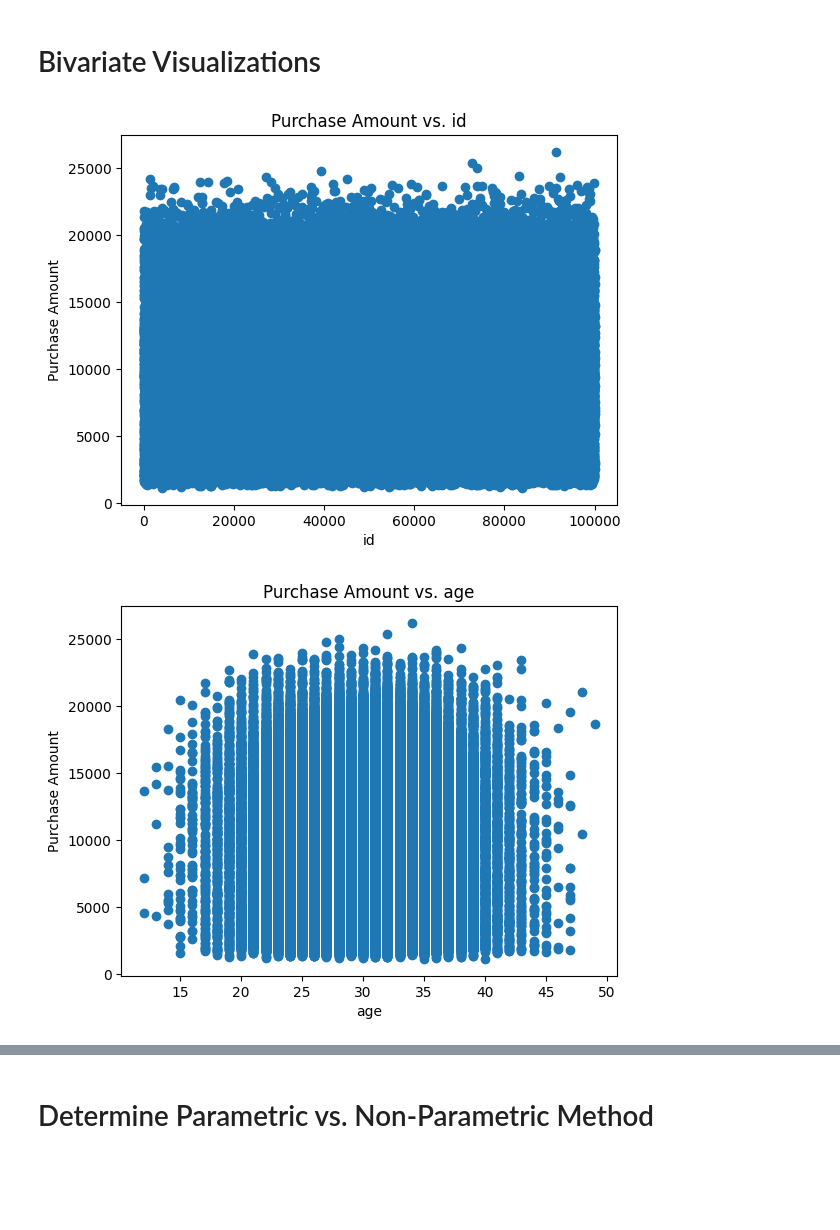
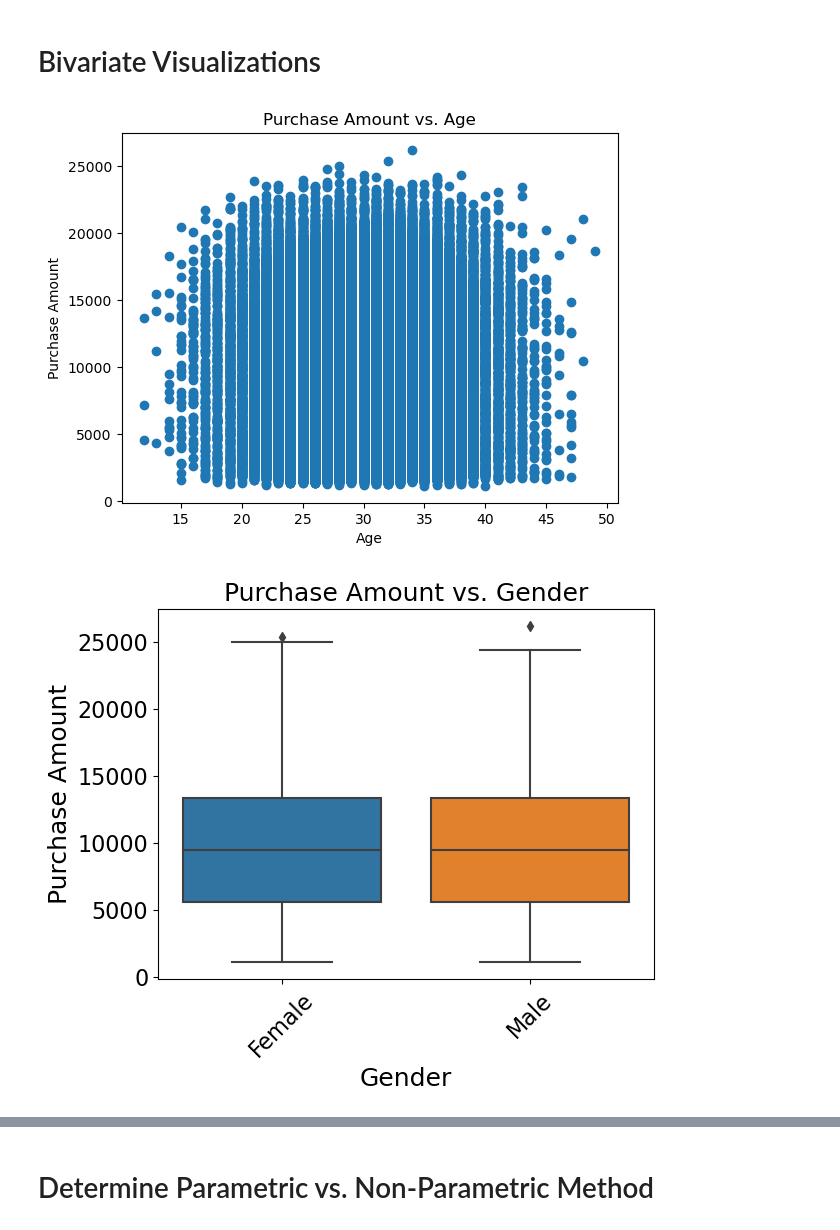
Before and after one commit to david-00001/capstone, a Jupyter notebook: Decision Tree Regressor.ipynb, the cells around one changed output, grey strips where cells are left out. Cells and saved outputs as stored; diff of their text form; code cells hidden in the pictures; blank space fills up the shorter version.

```diff
--- a/Decision Tree Regressor.ipynb
+++ b/Decision Tree Regressor.ipynb
@@ -29,5 +47,15 @@ df.head()
 # %% [markdown]
 # Check for Null Values
+# %%
+# Convert Categorical columns to the Category datatype
+categorical_columns = ['Gender', 'Education', 'Region', 'Loyalty_Status', 'Purchase_Frequency',
+                       'Product_Category', 'Promotion_Usage']
+
+for col in categorical_columns:
+    df[col] = df[col].astype('category')
+
+# Convert ID to String since it won't be used in the analysis
+df['id'] = df['id'].astype(str)
 # %%
 # Display dataset info
 df.info()
@@ -86,10 +114,12 @@ else:
 No complete duplicates
 # %% [markdown]
 # Check for Outliers
+# %%
+df = df.drop(columns='id')
 # %%
 # Create boxplot and if outliers exist, calculate using IQR method
 for col in df.columns:
-    if df[col].dtype != 'object':
+    if df[col].dtype != 'category':
         # Create boxplot
         df.boxplot(column=col)
         plt.title(f'Boxplot of {col}')
@@ -194,7 +225,7 @@ Name: satisfaction_score, dtype: float64
 # %%
 # Create univariate visualizations for each variable
 for col in df.columns:
-    if (df[col].dtype != 'object'):
+    if (df[col].dtype != 'category'):
         plt.figure(figsize=(10, 6))
         plt.hist(df[col], bins=30, edgecolor='k', alpha=0.7)
         plt.title(f'Histogram of {col}', fontsize=18)
@@ -207,6 +238,7 @@ for col in df.columns:
         value_counts = df[col].value_counts().sort_index()
         value_counts.plot(kind='bar')
         plt.title(f'Distribution of {col}', fontsize=18)
+        plt.xlabel(col, fontsize=18)
         plt.ylabel('Frequency', fontsize=18)
         plt.tick_params(axis='both', which='major', labelsize=16)
         plt.show()
@@ -228,23 +259,23 @@ for col in df.columns:
 # %%
 # Create bivariate visualizations for each dependent/independent variable combination
 for col in df.columns:
-    if col != 'purchase_amount':
+    if col != 'Purchase_Amount':
         # Scatterplot if continuous vs. continuous
-        if df[col].dtype != 'object':
-            plt.scatter(df[col], df['purchase_amount'])
+        if df[col].dtype != 'category':
+            plt.scatter(df[col], df['Purchase_Amount'])
             plt.title(f'Purchase Amount vs. {col}')
             plt.xlabel(col)
             plt.ylabel('Purchase Amount')
             plt.show()
         # Boxplot if continuous vs. categorical
         else:
-            sns.boxplot(x=col, y='purchase_amount', data=df)
+            sns.boxplot(x=col, y='Purchase_Amount', data=df)
             plt.title(f'Purchase Amount vs. {col}', fontsize=18)
             plt.xlabel(col, fontsize=18)
             plt.ylabel('Purchase Amount', fontsize=18)
             plt.tick_params(axis='x', which='major', labelsize=14, rotation=45)
             plt.tick_params(axis='both', which='major', labelsize=16)
             plt.show()
 # %% [output]
-[figure, old version]
+[figure, new version]
-[figure, old version]
+[figure, new version]
```
Also changed, not shown: parts of 23 cells of this notebook.
